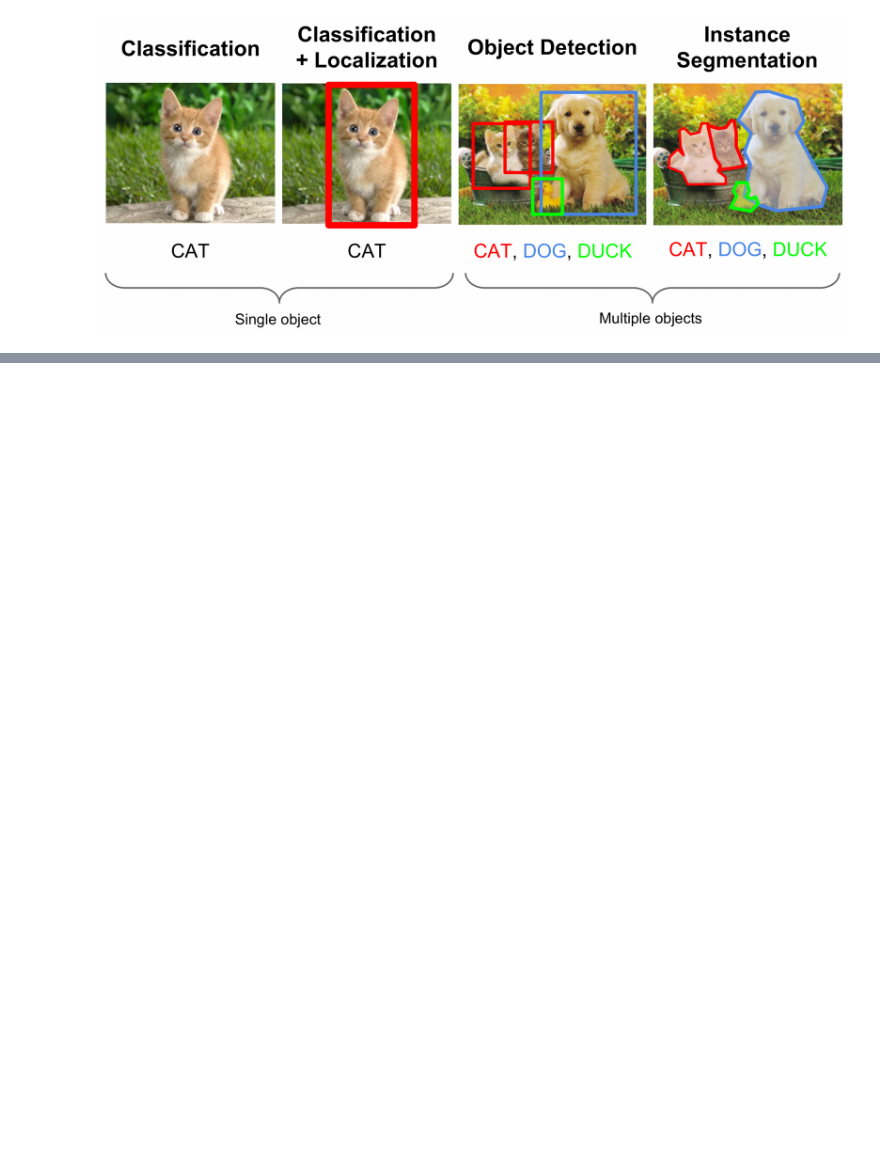
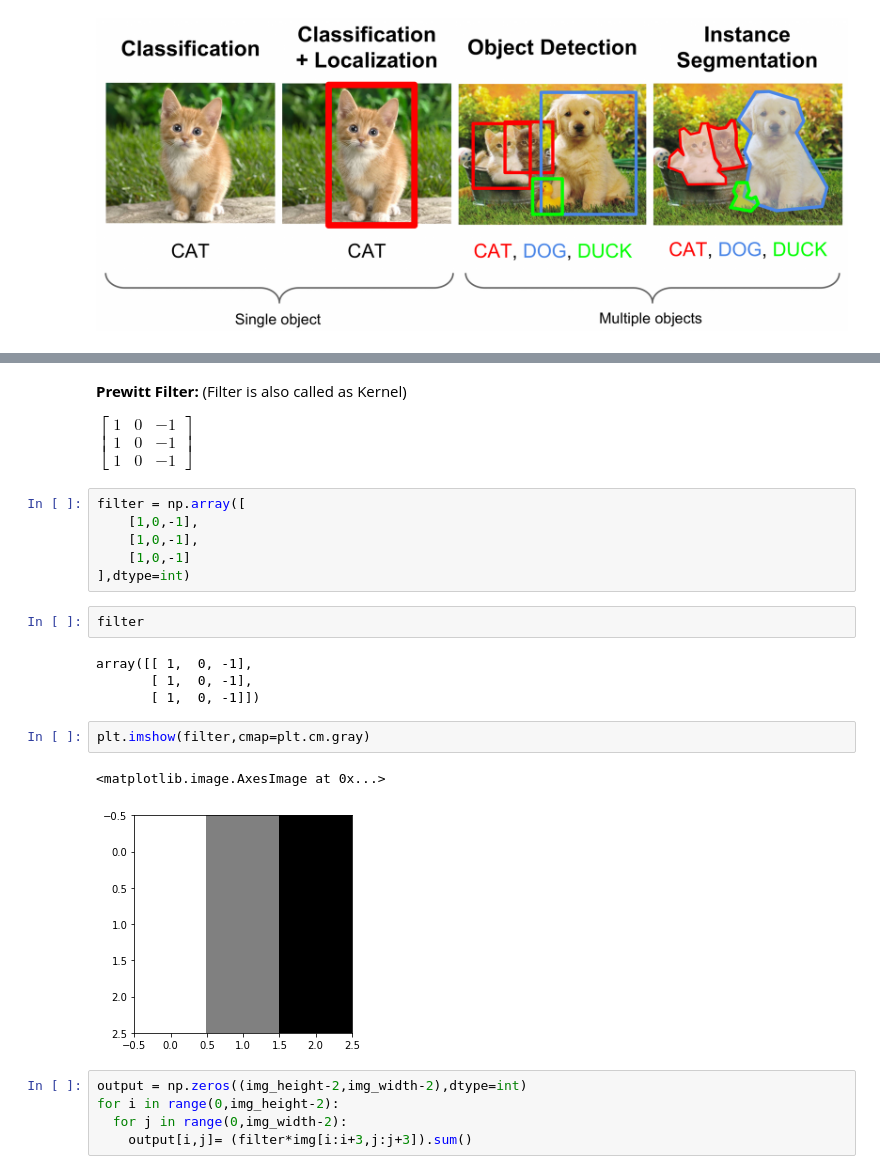
Before and after one commit to sriram7797/Computer-Vision, a Jupyter notebook: CNN Basics.ipynb, the cells around one changed output, grey strips where cells are left out. Drawn from its saved outputs; the diff is of its cells as text; blank space fills up the shorter version.

```diff
--- a/CNN Basics.ipynb
+++ b/CNN Basics.ipynb
@@ -20,0 +100,27 @@
+# %% [markdown]
+**Prewitt Filter:** (Filter is also called as Kernel)
+
+
+$\begin{bmatrix} 1 & 0 & -1 \\ 1 & 0 & -1 \\ 1 & 0 & -1 \end{bmatrix}$
+# %%
+filter = np.array([
+    [1,0,-1],
+    [1,0,-1],
+    [1,0,-1]
+],dtype=int)
+# %%
+filter
+# %% [output]
+array([[ 1,  0, -1],
+       [ 1,  0, -1],
+       [ 1,  0, -1]])
+# %%
+plt.imshow(filter,cmap=plt.cm.gray)
+# %% [output]
+<matplotlib.image.AxesImage at 0x...>
+[figure, added]
+# %%
+output = np.zeros((img_height-2,img_width-2),dtype=int)
+for i in range(0,img_height-2):
+  for j in range(0,img_width-2):
+    output[i,j]= (filter*img[i:i+3,j:j+3]).sum()
```
Also changed, not shown: parts of 46 cells of this notebook.
